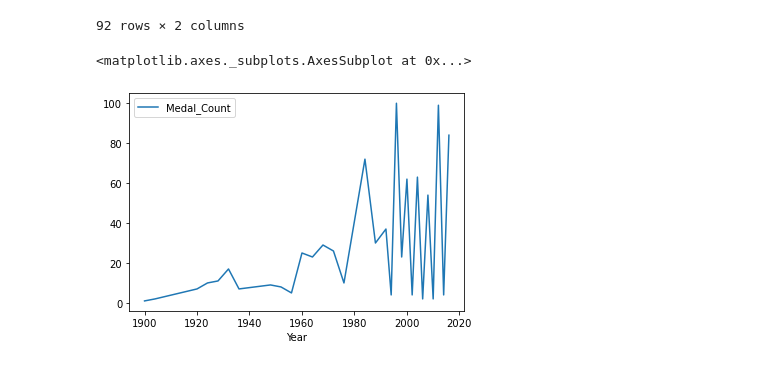
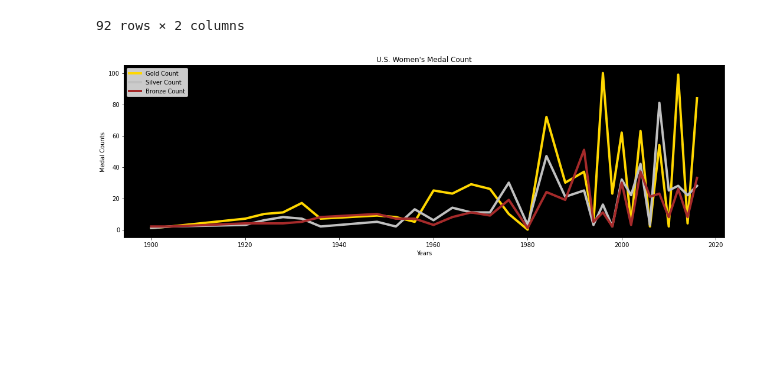
Before and after one commit to fhelms8/Git_Sum_Group_Prj, a Jupyter notebook: Alex_Work.ipynb, the cells around one changed output. Saved outputs shown, nothing was run; the diff lists cells and outputs as text; code cells hidden in the pictures; blank space fills up the shorter version.

Commit message:
USA WOMENS

```diff
--- a/Alex_Work.ipynb
+++ b/Alex_Work.ipynb
@@ -66,8 +66,8 @@ medals_winners_df
 # %%
 USmedal_winners = medals_winners_df[(medals_winners_df["Team"] == "United States")]
 # %%
-USMale_Winner = USmedal_winners.loc[medal_winners["Sex"] == "M",:]
-USFemale_Winner = USmedal_winners.loc[medal_winners["Sex"] == "F",:]
+USMale_Winner = USmedal_winners.loc[USmedal_winners["Sex"] == "M",:]
+USFemale_Winner = USmedal_winners.loc[USmedal_winners["Sex"] == "F",:]
 # %%
 #USMale_Winner
 USFemale_Winner
@@ -109,9 +109,9 @@ print(labels.tolist())
 [1900, 2008, 2004, 2016, 1992, 1996, 2012, 1952, 1956, 1964, 2000, 1984, 2014, 1988, 1960, 1972, 1976, 2002, 2010, 1968, 1998, 1948, 1924, 1928, 1994, 1936, 1920, 2006, 1932, 1904, 1980]
 # %%
 USFMC = USFW.groupby(['Year','Medal']).agg(Medal_Count=pd.NamedAgg(column="Medal",aggfunc ="count"))
-W = USFMC.reset_index()
-HELP = W.set_index('Year')
-HELP
+USMedalBRK = USFMC.reset_index()
+USBREAK = USMedalBRK.set_index('Year')
+USBREAK
 # %% [output]
 |  | Medal | Medal_Count |
 | Year |  |  |
@@ -127,9 +127,34 @@ HELP
 | 2016 | Gold | 84 |
 | 2016 | Silver | 28 |
 92 rows × 2 columns
-# %%
-Gold = HELP[(HELP["Medal"]=="Gold")]
-Gold.plot()
-# %% [output]
-<matplotlib.axes._subplots.AxesSubplot at 0x...>
-[figure, removed]
+# %%
+USFWGold = USBREAK[(USBREAK["Medal"]=="Gold")]
+USFEMGOLD = USFWGold.drop(columns=["Medal"])
+USFEMGOLD.reset_index()
+USWOMEN_GOLDEN = USFEMGOLD["Medal_Count"]
+
+USFWSilver = USBREAK[(USBREAK["Medal"]=="Silver")]
+USFEMSILVER = USFWSilver.drop(columns=["Medal"])
+USFEMSILVER.reset_index()
+USWOMEN_SECOND = USFEMSILVER["Medal_Count"]
+
+USFWBronze = USBREAK[(USBREAK["Medal"]=="Bronze")]
+USFEMBRONZE = USFWBronze.drop(columns=["Medal"])
+USFEMBRONZE.reset_index()
+USWOMEN_THIRD = USFEMBRONZE["Medal_Count"]
+# %%
+USWomen_Table = pd.DataFrame({"Gold Count":USWOMEN_GOLDEN,
+                            "Silver Count":USWOMEN_SECOND,
+                            "Bronze Count":USWOMEN_THIRD
+})
+Women_Us_Clean = USWomen_Table.replace(np.nan, 0)
+Women_Us_Clean_2 = Women_Us_Clean.astype(int)
+Women_Us_Clean_2.plot(style = {"Gold Count": 'gold', "Silver Count": 'silver', "Bronze Count":'brown'},figsize=(15,5), lw =4)
+ax = plt.axes()
+ax.set_facecolor("black")
+plt.title("U.S. Women's Medal Count")
+plt.xlabel("Years")
+plt.ylabel("Medal Counts")
+plt.tight_layout()
+# %% [output]
+[figure, added]
```
